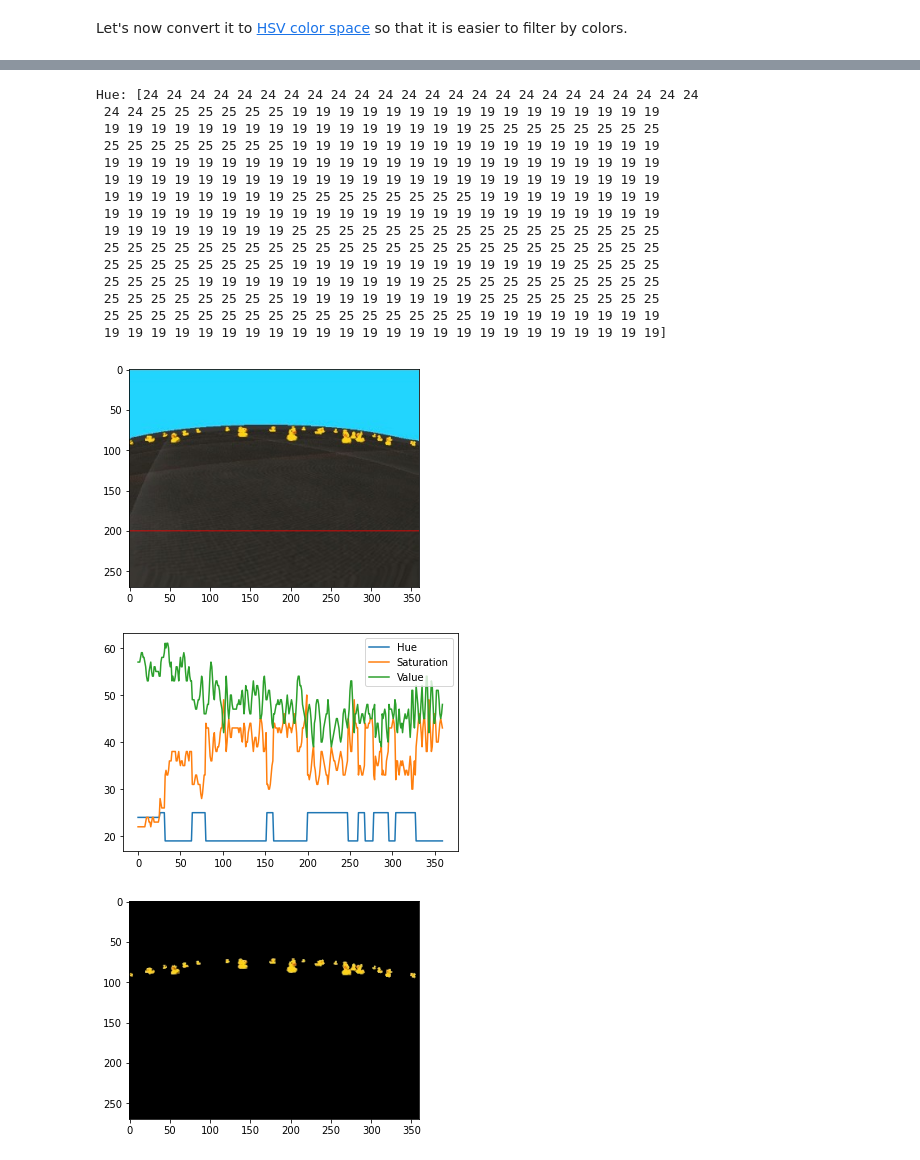
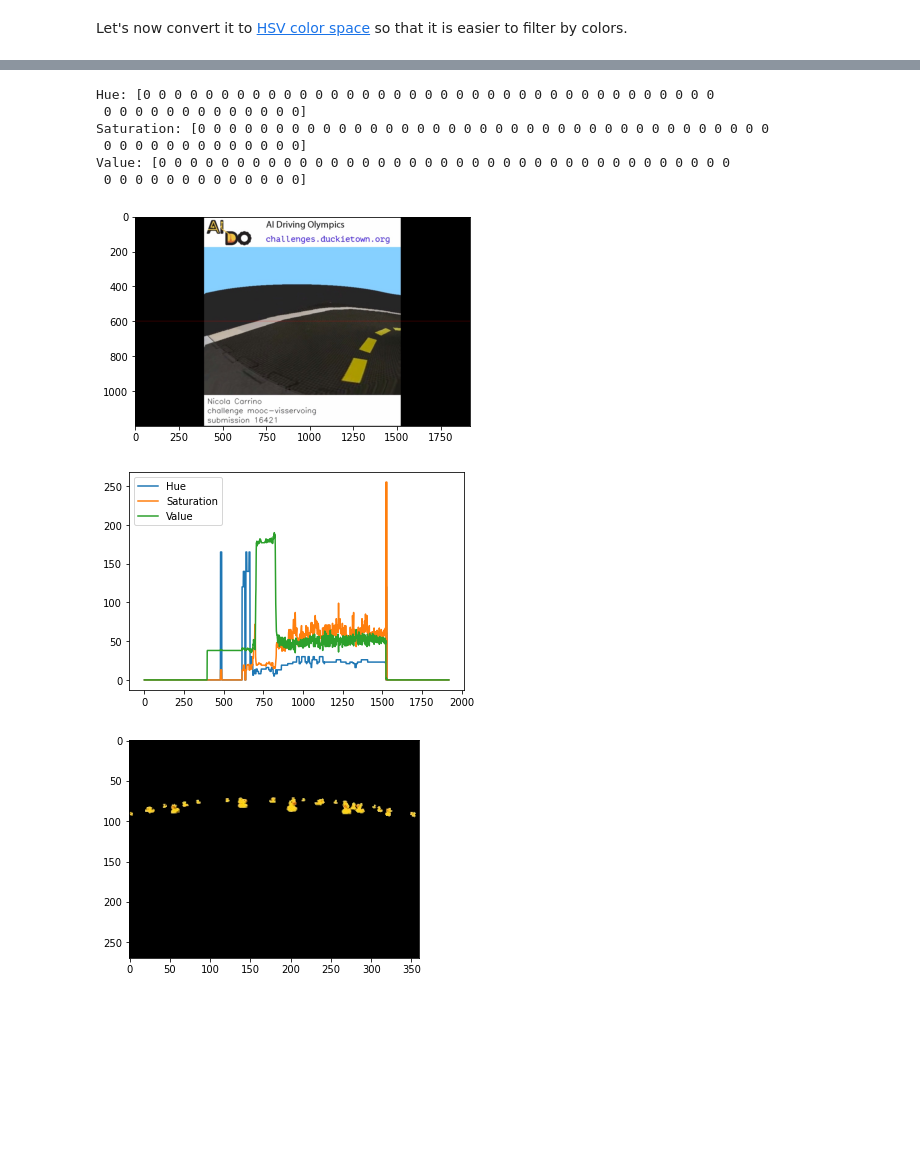
Before and after one commit to Nicolacarrino/mooc-exercises, a Jupyter notebook: braitenberg/solution/braitenberg02_simulation_finetune.ipynb, the cells around one changed output, grey strips where cells are left out. Saved outputs shown, nothing was run; the diff lists cells and outputs as text; code cells hidden in the pictures; blank space fills up the shorter version.

```diff
--- a/braitenberg/solution/braitenberg02_simulation_finetune.ipynb
+++ b/braitenberg/solution/braitenberg02_simulation_finetune.ipynb
@@ -28,7 +27,8 @@ Let's load a test image.
 # %%
 #fn = '../samples/big-duck/big-duck-17.jpg' # experiment with different images!
 #fn = '../samples/many-duckies/prova.jpg'
-fn = '../samples/many-duckies/prova2.jpg'
+# fn = '../samples/many-duckies/prova2.jpg'
+fn = '../samples/visual-lane/ev1.jpg'
 
 image = dcu.rgb_from_jpg_fn(fn)
 imshow(image);
@@ -44,37 +44,28 @@ hsv.shape
 # %%
-a,b,c,d = 200,201,0,hsv.shape[1]
+a,b,c,d = 600,601,0,hsv.shape[1]
 image_copy = image.copy()
 image_copy[a:b,c:d] = (255,0,0)
 imshow(image_copy);
 
 tmp = hsv[a:b,c:d]
-print("Hue:",tmp[0,:,0])
-# print("Saturation:",tmp[0,:,1])
-# print("Level:",tmp[0,:,2])
+print("Hue:",tmp[0,:50,0])
+print("Saturation:",tmp[0,:50,1])
+print("Value:",tmp[0,:50,2])
 fig = figure()
 plt.plot(list(range(d-c)),tmp[0,:,0], label = "Hue")
 plt.plot(list(range(d-c)),tmp[0,:,1], label = "Saturation")
 plt.plot(list(range(d-c)),tmp[0,:,2], label = "Value")
 plt.legend()
 plt.show()
 # %% [output]
-Hue: [24 24 24 24 24 24 24 24 24 24 24 24 24 24 24 24 24 24 24 24 24 24 24 24
- 24 24 25 25 25 25 25 25 19 19 19 19 19 19 19 19 19 19 19 19 19 19 19 19
- 19 19 19 19 19 19 19 19 19 19 19 19 19 19 19 19 25 25 25 25 25 25 25 25
- 25 25 25 25 25 25 25 25 19 19 19 19 19 19 19 19 19 19 19 19 19 19 19 19
- 19 19 19 19 19 19 19 19 19 19 19 19 19 19 19 19 19 19 19 19 19 19 19 19
- 19 19 19 19 19 19 19 19 19 19 19 19 19 19 19 19 19 19 19 19 19 19 19 19
- 19 19 19 19 19 19 19 19 25 25 25 25 25 25 25 25 19 19 19 19 19 19 19 19
- 19 19 19 19 19 19 19 19 19 19 19 19 19 19 19 19 19 19 19 19 19 19 19 19
- 19 19 19 19 19 19 19 19 25 25 25 25 25 25 25 25 25 25 25 25 25 25 25 25
- 25 25 25 25 25 25 25 25 25 25 25 25 25 25 25 25 25 25 25 25 25 25 25 25
- 25 25 25 25 25 25 25 25 19 19 19 19 19 19 19 19 19 19 19 19 25 25 25 25
- 25 25 25 25 19 19 19 19 19 19 19 19 19 19 25 25 25 25 25 25 25 25 25 25
- 25 25 25 25 25 25 25 25 19 19 19 19 19 19 19 19 25 25 25 25 25 25 25 25
- 25 25 25 25 25 25 25 25 25 25 25 25 25 25 25 25 19 19 19 19 19 19 19 19
- 19 19 19 19 19 19 19 19 19 19 19 19 19 19 19 19 19 19 19 19 19 19 19 19]
+Hue: [0 0 0 0 0 0 0 0 0 0 0 0 0 0 0 0 0 0 0 0 0 0 0 0 0 0 0 0 0 0 0 0 0 0 0 0 0
+ 0 0 0 0 0 0 0 0 0 0 0 0 0]
+Saturation: [0 0 0 0 0 0 0 0 0 0 0 0 0 0 0 0 0 0 0 0 0 0 0 0 0 0 0 0 0 0 0 0 0 0 0 0 0
+ 0 0 0 0 0 0 0 0 0 0 0 0 0]
+Value: [0 0 0 0 0 0 0 0 0 0 0 0 0 0 0 0 0 0 0 0 0 0 0 0 0 0 0 0 0 0 0 0 0 0 0 0 0
+ 0 0 0 0 0 0 0 0 0 0 0 0 0]
-[figure, old version]
+[figure, new version]
-[figure, old version]
+[figure, new version]
 # %%
 lower_hsv = np.array([5, 110, 110])
 upper_hsv = np.array([30, 255, 255])
```
Also changed, not shown: parts of 3 cells of this notebook, 38 other files.
